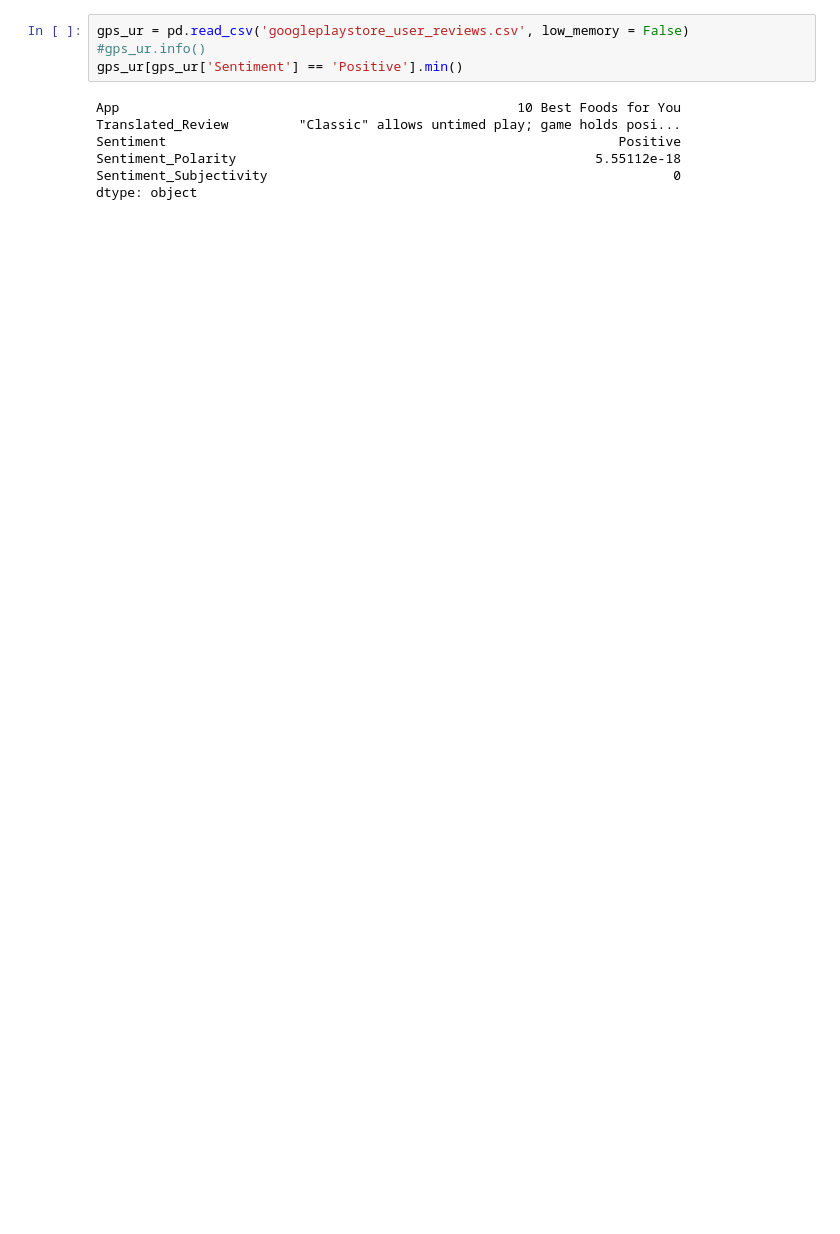
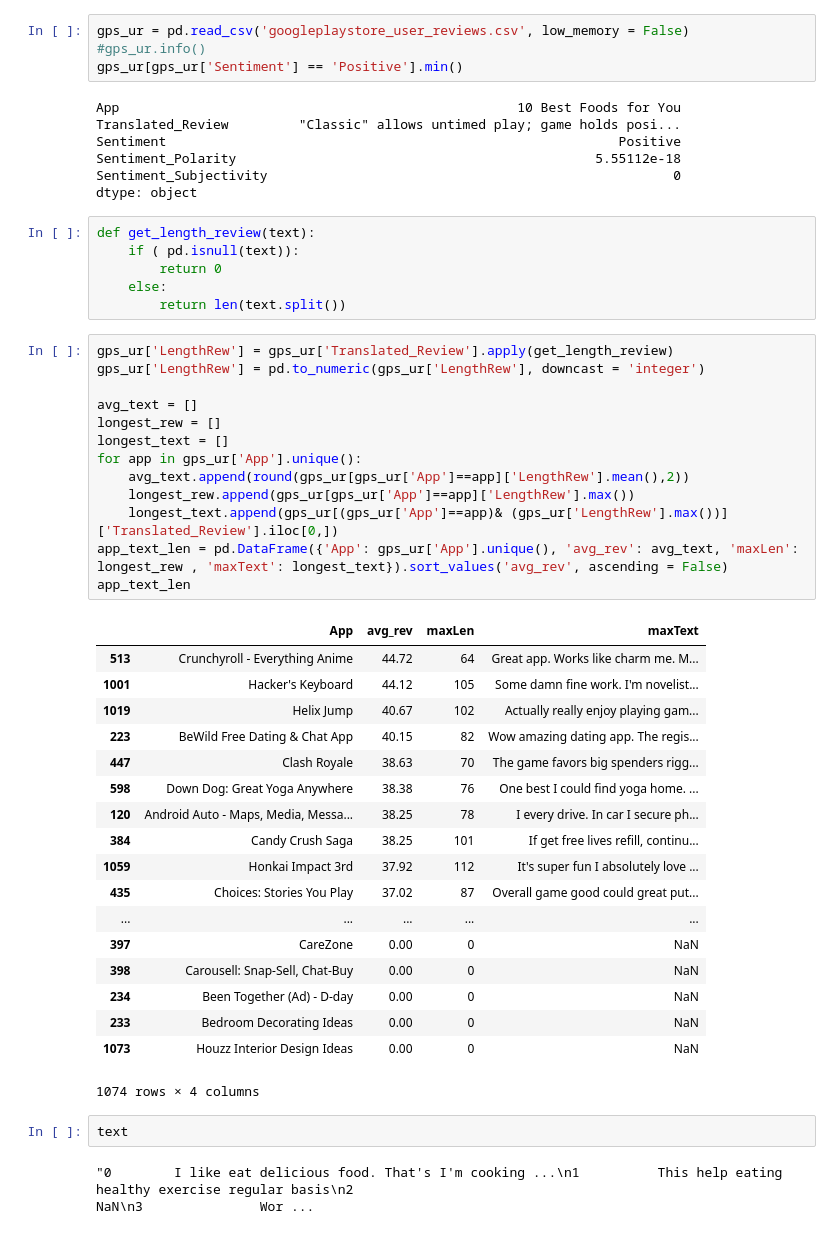
Before and after one commit to MPorcinoBicocca/Fcs_porcino_colombo, a Jupyter notebook: Final Project.ipynb, the cells around one changed output. Saved outputs shown, nothing was run; the diff lists cells and outputs as text; blank space fills up the shorter version.

```diff
--- a/Final Project.ipynb
+++ b/Final Project.ipynb
@@ -469,3 +472,45 @@ Sentiment                                                          Positive
 Sentiment_Polarity                                              5.55112e-18
 Sentiment_Subjectivity                                                    0
 dtype: object
+# %%
+def get_length_review(text):
+    if ( pd.isnull(text)):
+        return 0
+    else:
+        return len(text.split())
+# %%
+gps_ur['LengthRew'] = gps_ur['Translated_Review'].apply(get_length_review)
+gps_ur['LengthRew'] = pd.to_numeric(gps_ur['LengthRew'], downcast = 'integer')
+
+avg_text = []
+longest_rew = []
+longest_text = []
+for app in gps_ur['App'].unique():
+    avg_text.append(round(gps_ur[gps_ur['App']==app]['LengthRew'].mean(),2))
+    longest_rew.append(gps_ur[gps_ur['App']==app]['LengthRew'].max())
+    longest_text.append(gps_ur[(gps_ur['App']==app)& (gps_ur['LengthRew'].max())]['Translated_Review'].iloc[0,])
+app_text_len = pd.DataFrame({'App': gps_ur['App'].unique(), 'avg_rev': avg_text, 'maxLen': longest_rew , 'maxText': longest_text}).sort_values('avg_rev', ascending = False)
+app_text_len
+# %% [output]
+|  | App | avg_rev | maxLen | maxText |
+| 513 | Crunchyroll - Everything Anime | 44.72 | 64 | Great app. Works like charm me. M... |
+| 1001 | Hacker's Keyboard | 44.12 | 105 | Some damn fine work. I'm novelist... |
+| 1019 | Helix Jump | 40.67 | 102 | Actually really enjoy playing gam... |
+| 223 | BeWild Free Dating & Chat App | 40.15 | 82 | Wow amazing dating app. The regis... |
+| 447 | Clash Royale | 38.63 | 70 | The game favors big spenders rigg... |
+| 598 | Down Dog: Great Yoga Anywhere | 38.38 | 76 | One best I could find yoga home. ... |
+| 120 | Android Auto - Maps, Media, Messa... | 38.25 | 78 | I every drive. In car I secure ph... |
+| 384 | Candy Crush Saga | 38.25 | 101 | If get free lives refill, continu... |
+| 1059 | Honkai Impact 3rd | 37.92 | 112 | It's super fun I absolutely love ... |
+| 435 | Choices: Stories You Play | 37.02 | 87 | Overall game good could great put... |
+| ... | ... | ... | ... | ... |
+| 397 | CareZone | 0.00 | 0 | NaN |
+| 398 | Carousell: Snap-Sell, Chat-Buy | 0.00 | 0 | NaN |
+| 234 | Been Together (Ad) - D-day | 0.00 | 0 | NaN |
+| 233 | Bedroom Decorating Ideas | 0.00 | 0 | NaN |
+| 1073 | Houzz Interior Design Ideas | 0.00 | 0 | NaN |
+1074 rows × 4 columns
+# %%
+text
+# %% [output]
+"0        I like eat delicious food. That's I'm cooking ...\n1          This help eating healthy exercise regular basis\n2                                                      NaN\n3               Wor ...
```
Also changed, not shown: parts of 1 cell of this notebook.
